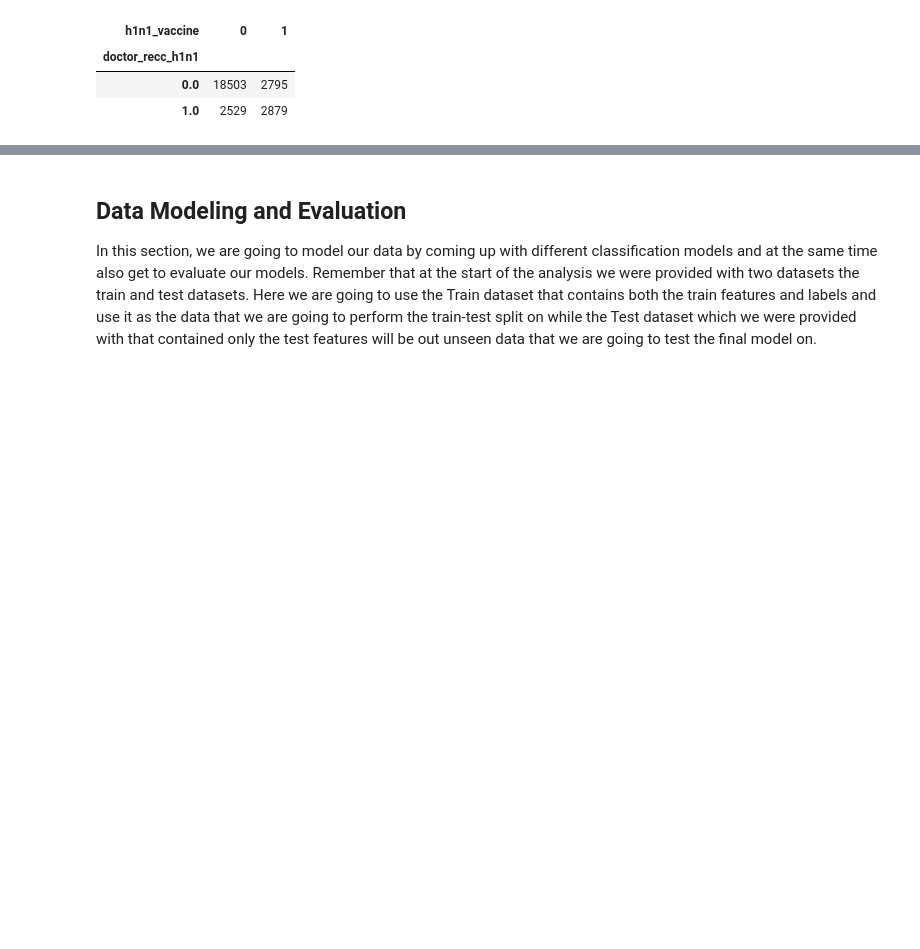
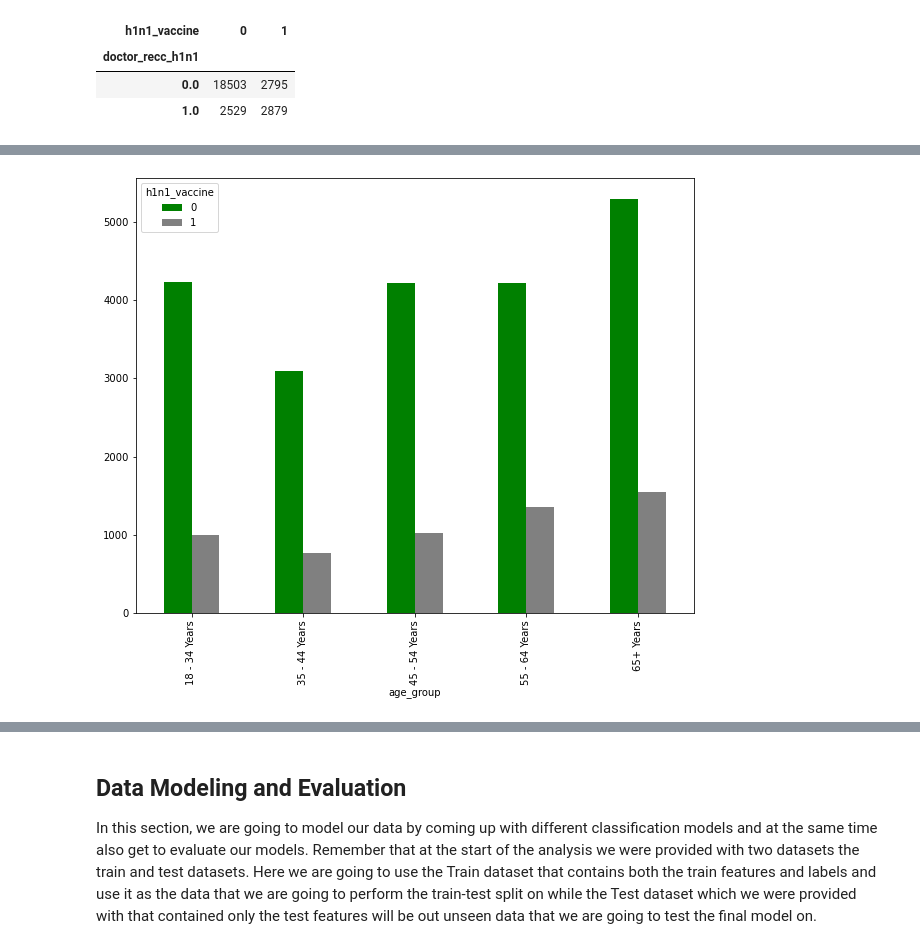
Before and after one commit to mainaroseline/H1N1-Vaccination-Rate-Analysis, a Jupyter notebook: project.ipynb, the cells around one changed output, grey strips where cells are left out. Cells and saved outputs as stored; diff of their text form; code cells hidden in the pictures; blank space fills up the shorter version.

```diff
--- a/project.ipynb
+++ b/project.ipynb
@@ -753,0 +788,4 @@ From this we can see that based on the fact that the difference between the vacc
+# %%
+# Create a dataframe by grouping
+age_group_df = data.groupby(['age_group', 'h1n1_vaccine']).age_group.count().unstack()
+age_group_df
@@ -753,0 +800,12 @@ From this we can see that based on the fact that the difference between the vacc
+# %%
+x = age_group_df.plot(kind = 'bar', stacked = False, color = ['green','gray'], figsize=(10, 8))
+
+ax.set_xlabel('Age Groups')
+
+ax.set_ylabel('Count')
+
+ax.set_title('Age Group:Vaccinated vs Unvaccinated')
+
+ax.legend(['Unvaccinated','Vaccinated']);
+# %% [output]
+[figure, added]
```
Also changed, not shown: parts of 54 cells of this notebook.
